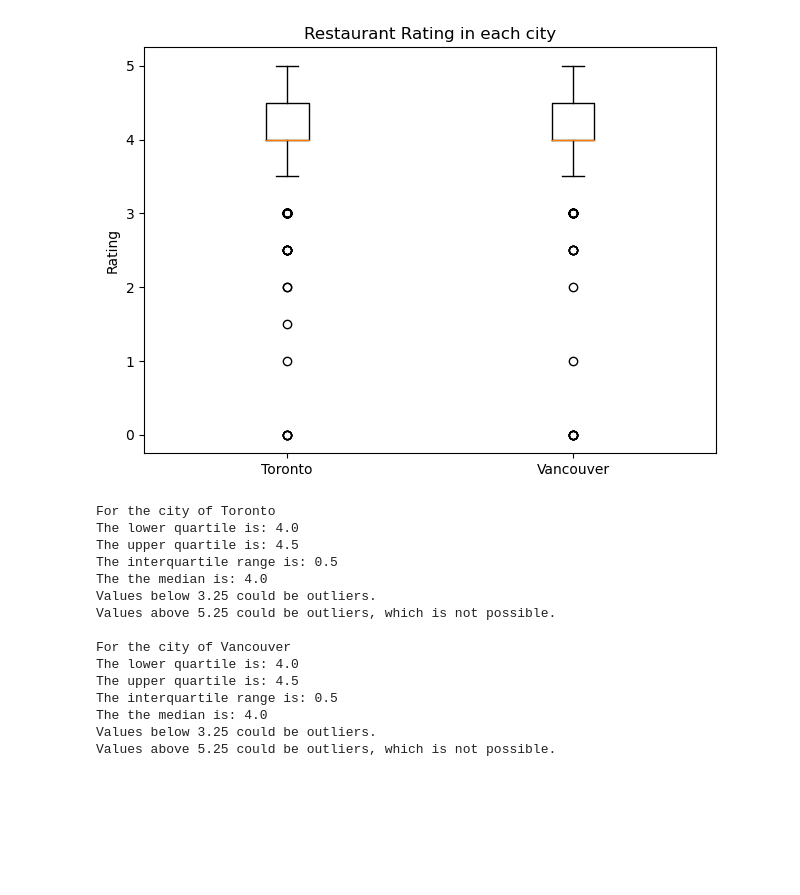
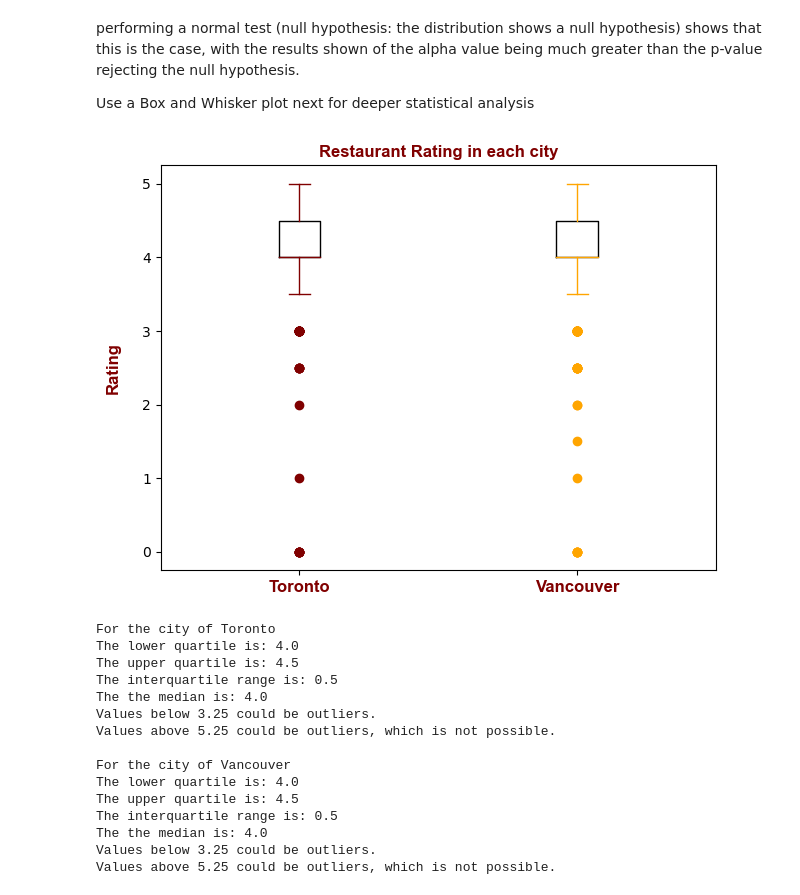
Before and after one commit to AlanDeng7/Module-7-Project1, a Jupyter notebook: Code_Chris/project_1_visualizations.ipynb, the cells around one changed output. Drawn from its saved outputs; the diff is of its cells as text; code cells hidden in the pictures; blank space fills up the shorter version.

```diff
--- a/Code_Chris/project_1_visualizations.ipynb
+++ b/Code_Chris/project_1_visualizations.ipynb
@@ -34,11 +52,32 @@ Vancouver NormaltestResult(statistic=589.8227297653107, pvalue=8.348752392074616
-# %%
-fig1, ax1 = plt.subplots()
-ax1.set_title('Restaurant Rating in each city')
-ax1.set_ylabel('Rating')
-ax1.boxplot([van_df["Rating"], tor_df["Rating"]])
-plt.xticks([1, 2], ["Toronto", "Vancouver"])
-fig1.tight_layout()
-plt.show()
-# %% [output]
-[figure, removed]
+# %% [markdown]
+performing a normal test (null hypothesis: the distribution shows a null hypothesis) shows that this is the case, with the results shown of the alpha value being much greater than the p-value rejecting the null hypothesis.
+
+Use a Box and Whisker plot next for deeper statistical analysis
+# %%
+#Create a box and whisker plot
+plt.subplots()
+
+#Box plot for Toronto
+box1=plt.boxplot(tor_df["Rating"], positions=[1],
+            capprops=dict(color="maroon"),
+            whiskerprops=dict(color="maroon"),
+            flierprops=dict(color="maroon", markeredgecolor="maroon", markerfacecolor="maroon"),
+            medianprops=dict(color="maroon"))
+
+#Boxplot for Vancouver
+box2=plt.boxplot(van_df["Rating"], positions=[2],
+            capprops=dict(color="orange"),
+            whiskerprops=dict(color="orange"),
+            flierprops=dict(color="orange", markeredgecolor="orange", markerfacecolor="orange"),
+            medianprops=dict(color="orange"))
+
+#Styling elements for the boxplot
+
+plt.title('Restaurant Rating in each city',fontsize=12, fontname="Arial", fontweight="bold", color="maroon")
+plt.ylabel('Rating', fontsize=12, labelpad=15, fontname="Arial", fontweight="bold", color="maroon")
+plt.xticks([1, 2], ["Toronto", "Vancouver"], fontsize=12, fontname="Arial", fontweight="bold", color="maroon")
+plt.tight_layout()
+plt.show()
+# %% [output]
+[figure, added]
 # %%
```
Also changed, not shown: parts of 12 cells of this notebook, 4 other files.
